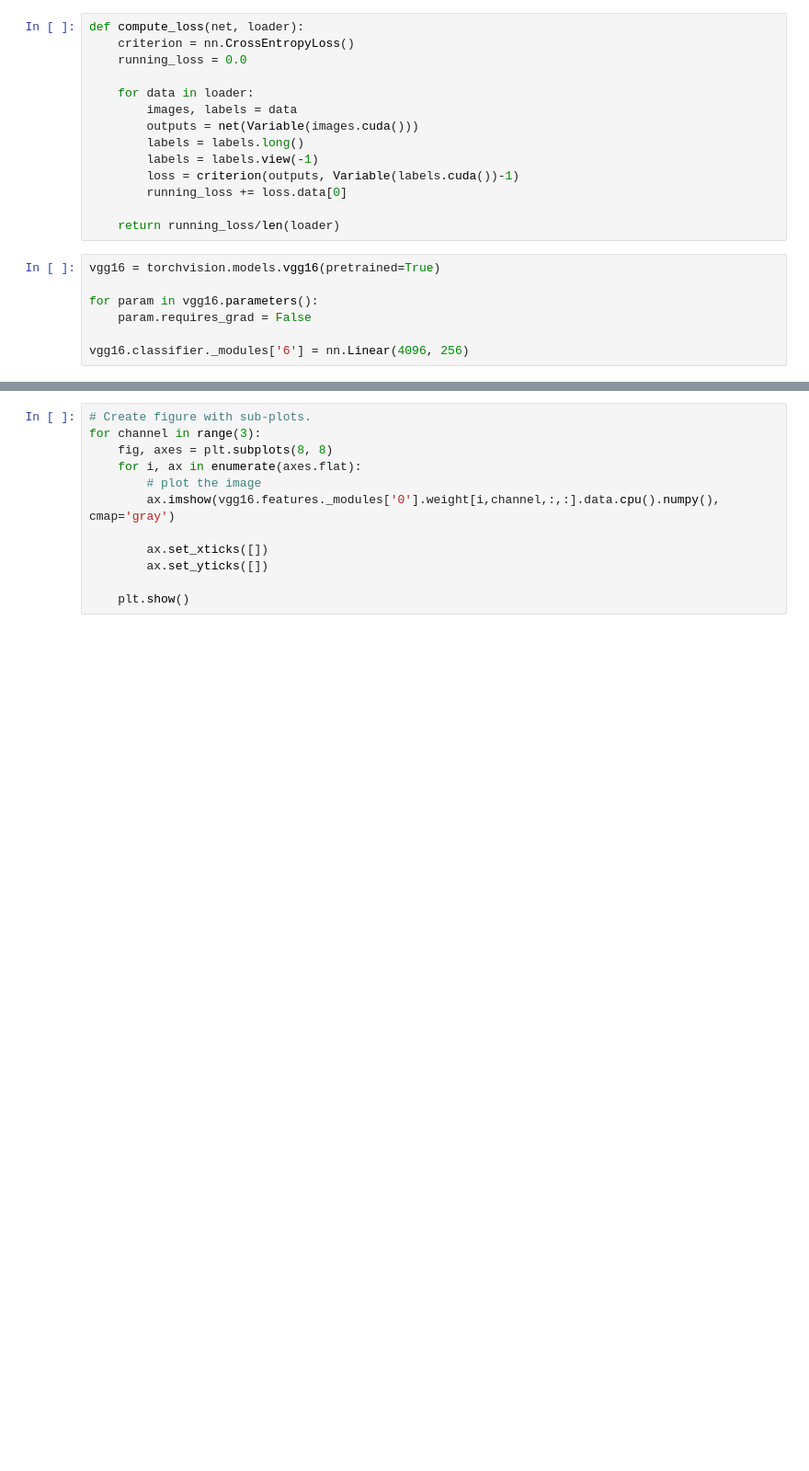
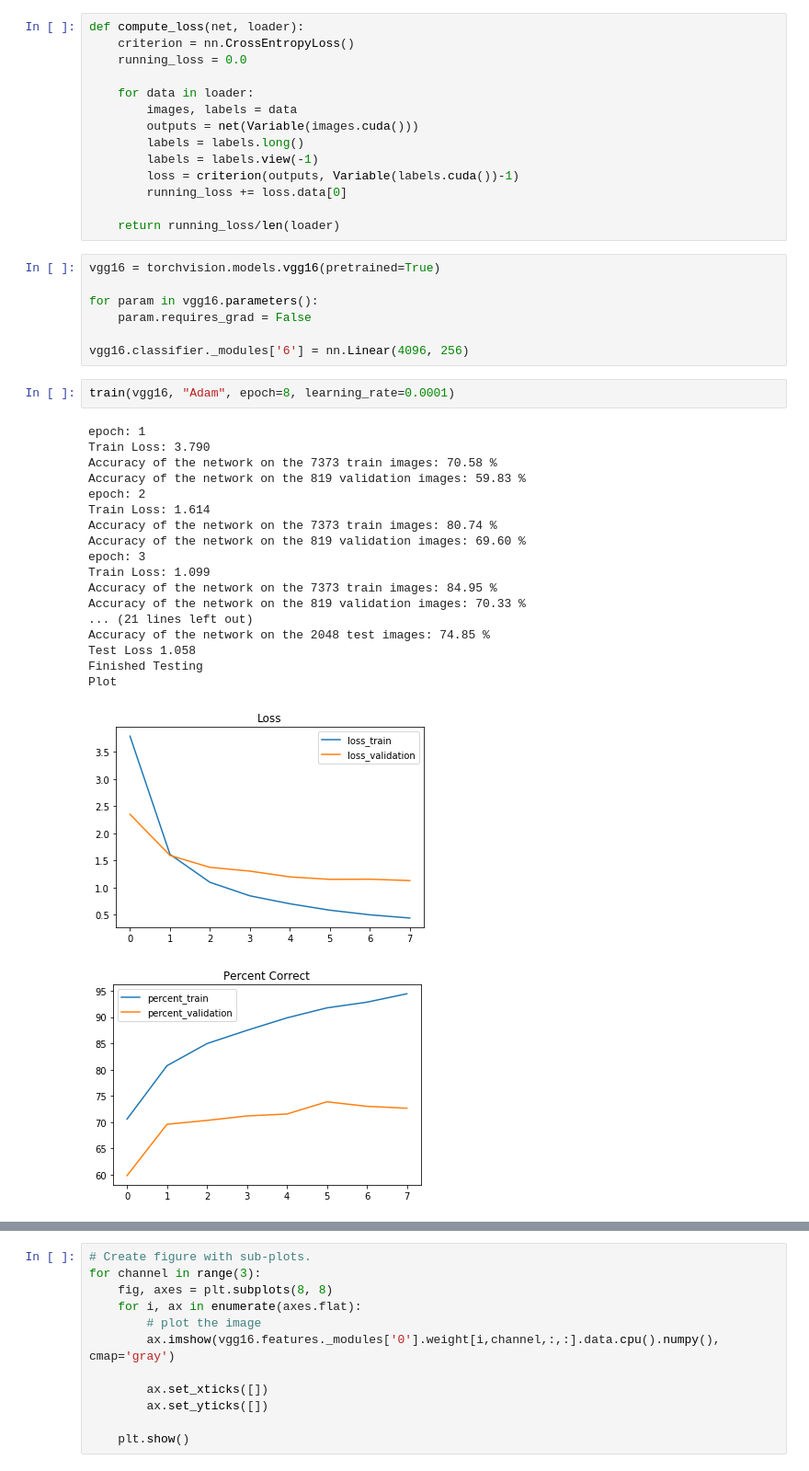
Before and after one commit to Xinyang622/PA3, a Jupyter notebook: Part2.ipynb, the cells around one changed output, grey strips where cells are left out. Shown at 92% size. Cells and saved outputs as stored; diff of their text form; blank space fills up the shorter version.

```diff
--- a/Part2.ipynb
+++ b/Part2.ipynb
@@ -368,3 +346,25 @@ for param in vgg16.parameters():
     param.requires_grad = False
 
 vgg16.classifier._modules['6'] = nn.Linear(4096, 256)
+# %%
+train(vgg16, "Adam", epoch=8, learning_rate=0.0001)
+# %% [output]
+epoch: 1
+Train Loss: 3.790
+Accuracy of the network on the 7373 train images: 70.58 %
+Accuracy of the network on the 819 validation images: 59.83 %
+epoch: 2
+Train Loss: 1.614
+Accuracy of the network on the 7373 train images: 80.74 %
+Accuracy of the network on the 819 validation images: 69.60 %
+epoch: 3
+Train Loss: 1.099
+Accuracy of the network on the 7373 train images: 84.95 %
+Accuracy of the network on the 819 validation images: 70.33 %
+... (21 lines left out)
+Accuracy of the network on the 2048 test images: 74.85 %
+Test Loss 1.058
+Finished Testing
+Plot
+[figure, added]
+[figure, added]
```
Also changed, not shown: parts of 20 cells of this notebook.
